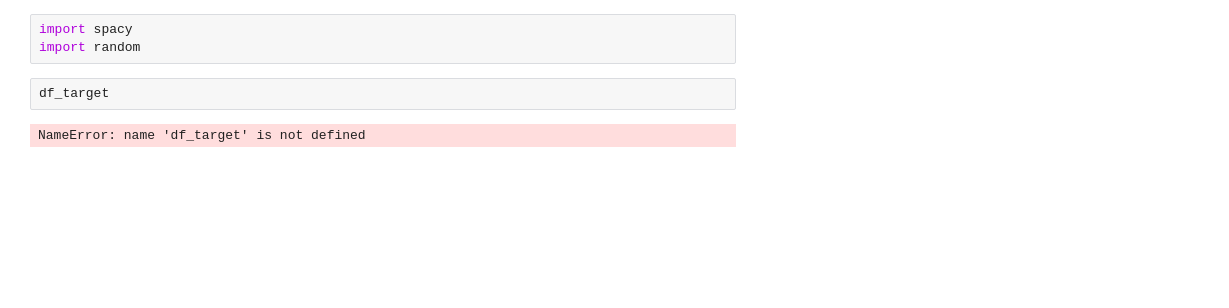
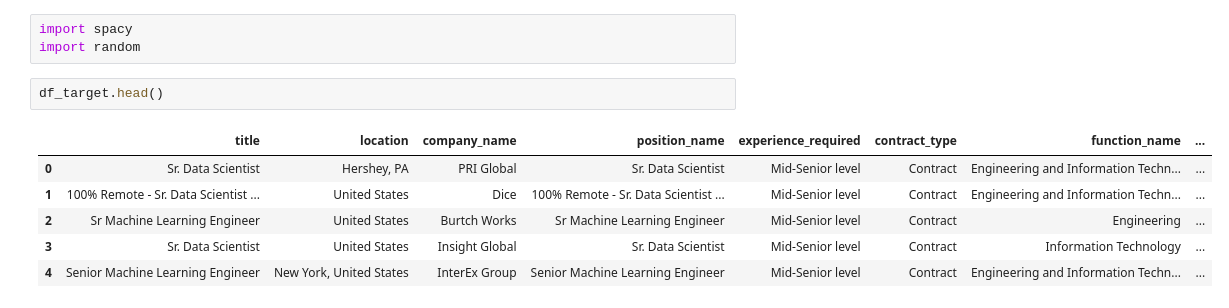
Before and after one commit to lucasvascrocha/LinkedIn-scrap, a Jupyter notebook: jobsearch/analysis/analysis.ipynb, the cells around one changed output. Saved outputs shown, nothing was run; the diff lists cells and outputs as text; blank space fills up the shorter version.

```diff
--- a/jobsearch/analysis/analysis.ipynb
+++ b/jobsearch/analysis/analysis.ipynb
@@ -522,6 +861,11 @@ Using entity recognition model "Spacy"
 import spacy
 import random
 # %%
-df_target
+df_target.head()
 # %% [output]
-NameError: name 'df_target' is not defined
+|  | title | location | company_name | position_name | experience_required | contract_type | function_name | ... |
+| 0 | Sr. Data Scientist | Hershey, PA | PRI Global | Sr. Data Scientist | Mid-Senior level | Contract | Engineering and Information Techn... | ... |
+| 1 | 100% Remote - Sr. Data Scientist ... | United States | Dice | 100% Remote - Sr. Data Scientist ... | Mid-Senior level | Contract | Engineering and Information Techn... | ... |
+| 2 | Sr Machine Learning Engineer | United States | Burtch Works | Sr Machine Learning Engineer | Mid-Senior level | Contract | Engineering | ... |
+| 3 | Sr. Data Scientist | United States | Insight Global | Sr. Data Scientist | Mid-Senior level | Contract | Information Technology | ... |
+| 4 | Senior Machine Learning Engineer | New York, United States | InterEx Group | Senior Machine Learning Engineer | Mid-Senior level | Contract | Engineering and Information Techn... | ... |
```
Also changed, not shown: parts of 53 cells of this notebook.
